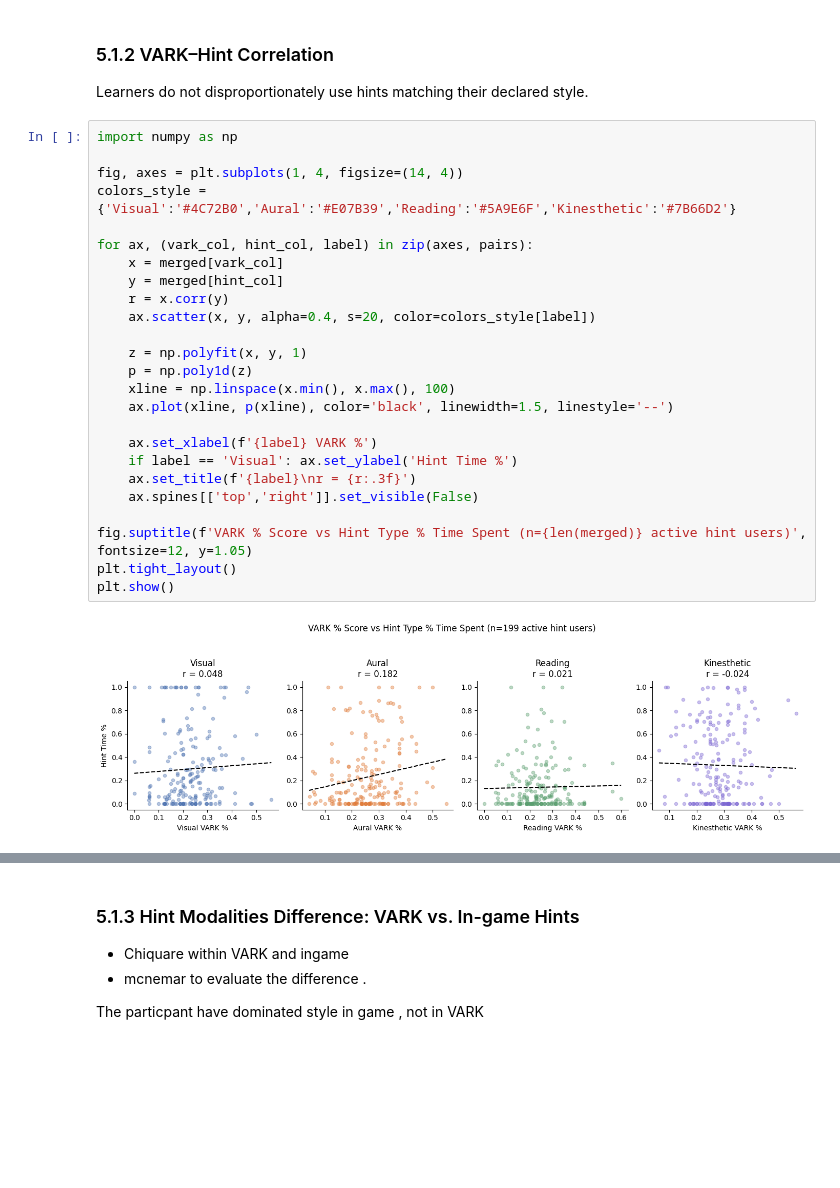
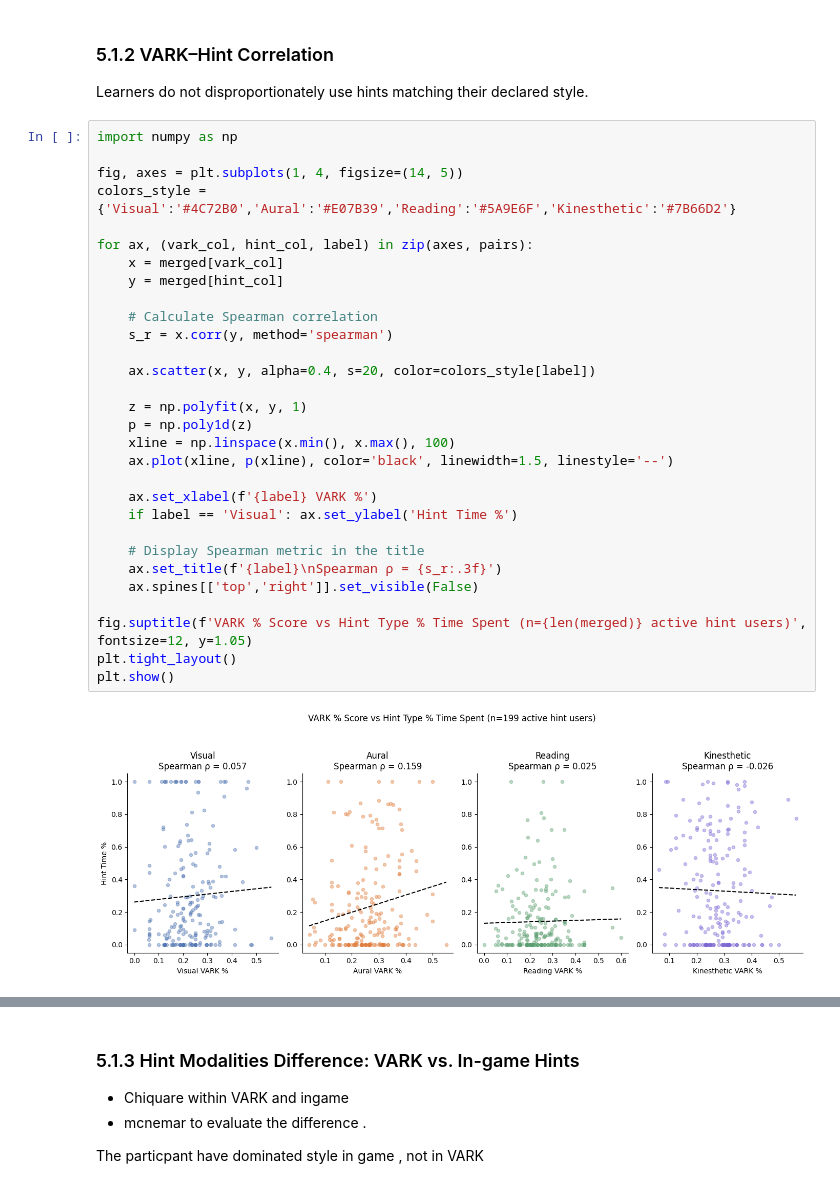
Before and after one commit to tiaL-ops/thesisLandy, a Jupyter notebook: notebook/EDA_Thesis_RQ1.ipynb, the cells around one changed output, grey strips where cells are left out. Drawn from its saved outputs; the diff is of its cells as text; blank space fills up the shorter version.

Commit message:
used spearman instead of pearson

```diff
--- a/notebook/EDA_Thesis_RQ1.ipynb
+++ b/notebook/EDA_Thesis_RQ1.ipynb
@@ -139,29 +139,34 @@ Learners do not disproportionately use hints matching their declared style.
 # %%
 import numpy as np
 
-fig, axes = plt.subplots(1, 4, figsize=(14, 4))
+fig, axes = plt.subplots(1, 4, figsize=(14, 5))
 colors_style = {'Visual':'#4C72B0','Aural':'#E07B39','Reading':'#5A9E6F','Kinesthetic':'#7B66D2'}
 
 for ax, (vark_col, hint_col, label) in zip(axes, pairs):
     x = merged[vark_col]
     y = merged[hint_col]
-    r = x.corr(y)
+
+    # Calculate Spearman correlation
+    s_r = x.corr(y, method='spearman')
+
     ax.scatter(x, y, alpha=0.4, s=20, color=colors_style[label])
 
     z = np.polyfit(x, y, 1)
     p = np.poly1d(z)
     xline = np.linspace(x.min(), x.max(), 100)
     ax.plot(xline, p(xline), color='black', linewidth=1.5, linestyle='--')
 
     ax.set_xlabel(f'{label} VARK %')
     if label == 'Visual': ax.set_ylabel('Hint Time %')
-    ax.set_title(f'{label}\nr = {r:.3f}')
+
+    # Display Spearman metric in the title
+    ax.set_title(f'{label}\nSpearman ρ = {s_r:.3f}')
     ax.spines[['top','right']].set_visible(False)
 
 fig.suptitle(f'VARK % Score vs Hint Type % Time Spent (n={len(merged)} active hint users)', fontsize=12, y=1.05)
 plt.tight_layout()
 plt.show()
 # %% [output]
-[figure, old version]
+[figure, new version]
 # %%
 import pandas as pd
```
Also changed, not shown: parts of 4 cells of this notebook.
